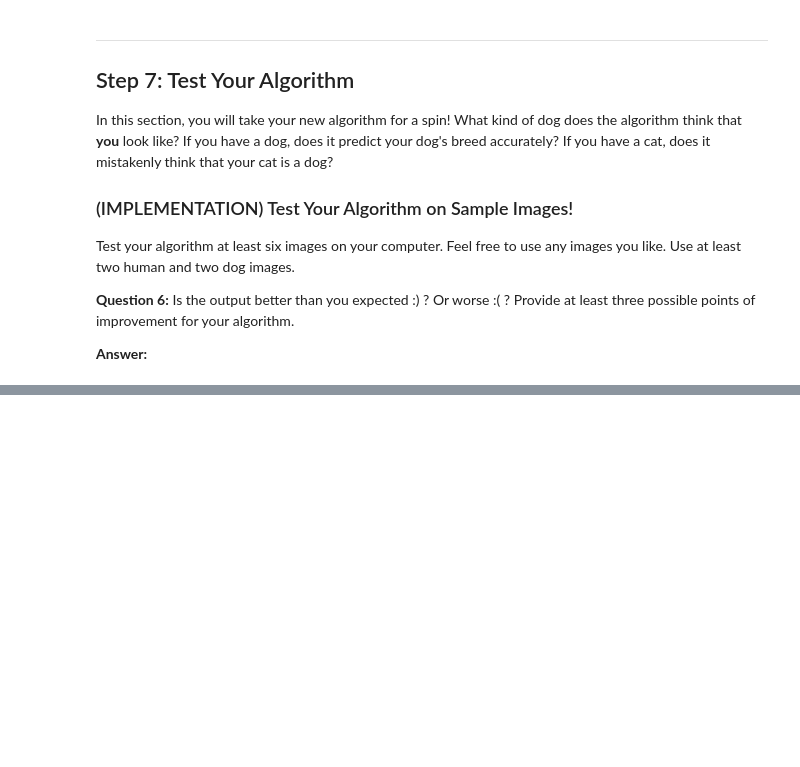
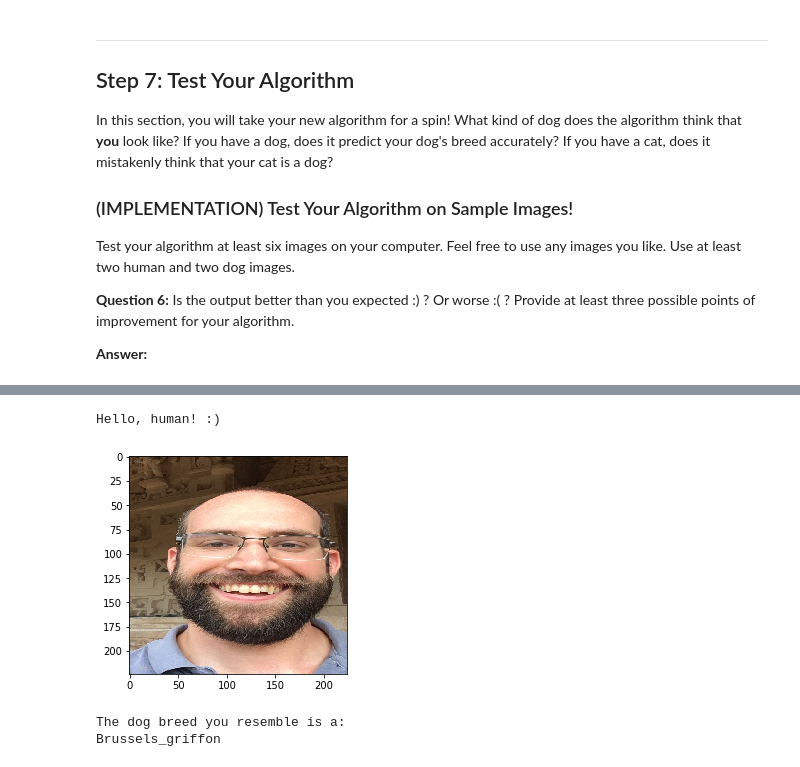
Before and after one commit to briantfriederich/Nanodegree_Computer_Vision_And_Deep_Learning_Project, a Jupyter notebook: dog_app.ipynb, the cells around one changed output, grey strips where cells are left out. Saved outputs shown, nothing was run; the diff lists cells and outputs as text; code cells hidden in the pictures; blank space fills up the shorter version.

Commit message:
Test classifier on 7 images
Tested my classifier on 7 images I downloaded (either family with
permission or royalty-free photos of dogs from online).

```diff
--- a/dog_app.ipynb
+++ b/dog_app.ipynb
@@ -787,0 +788,7 @@ Chihuahua
+# %%
+dog_human_neither('images_to_classify/BTF2.jpg')
+# %% [output]
+Hello, human! :)
+[figure, added]
+The dog breed you resemble is a:
+Brussels_griffon
```
Also changed, not shown: parts of 6 cells of this notebook, 4 other files.
